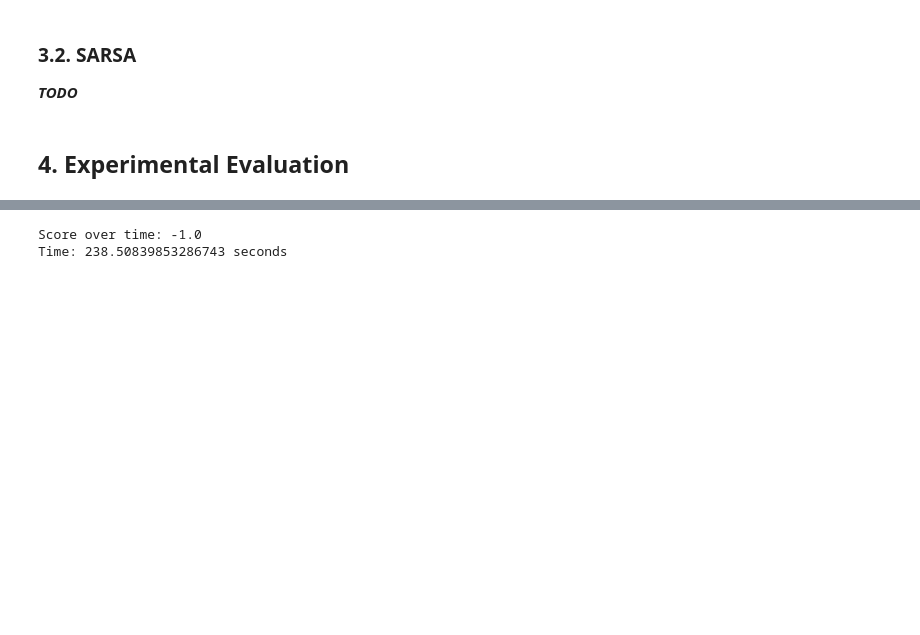
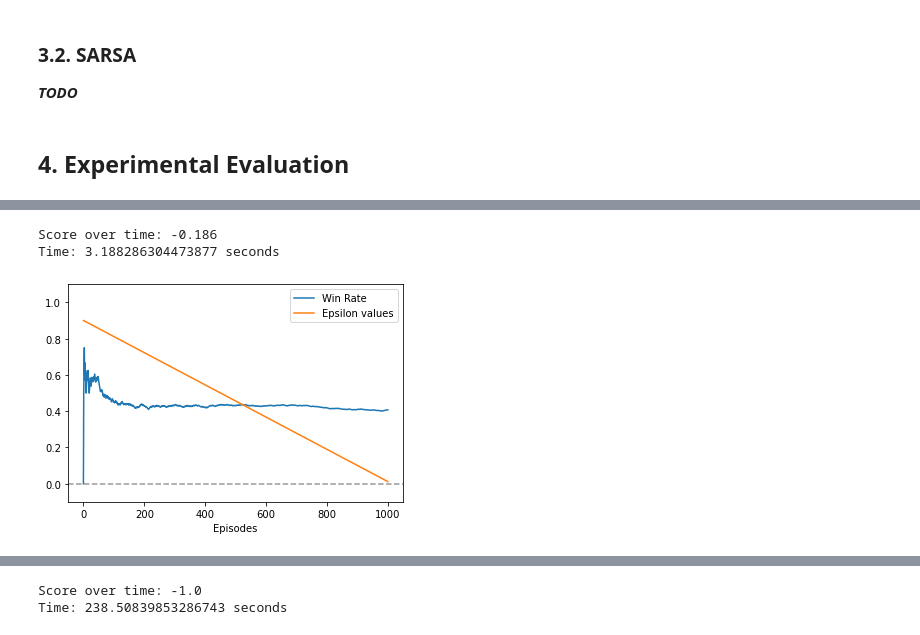
Before and after one commit to Maligetzus/IART, a Jupyter notebook: NeutronRL_Notebook.ipynb, the cells around one changed output, grey strips where cells are left out. Drawn from its saved outputs; the diff is of its cells as text; code cells hidden in the pictures; blank space fills up the shorter version.

```diff
--- a/NeutronRL_Notebook.ipynb
+++ b/NeutronRL_Notebook.ipynb
@@ -94,0 +146,13 @@ For both algorithms we implemented to different types of **Epsilon Decay**:
+# %%
+start_time = time.time()
+
+qlearning = QLearning(max_episodes=1000, max_steps=2000, epsilon_decay=EpsilonDecay.Linear, env='Neutron-5x5-White-Random-v0', log=False)
+score, rewards, epsilon = qlearning.train()
+
+print(f"Time: {time.time() - start_time} seconds")
+
+plot_winrate_epsilon(rewards, epsilon)
+# %% [output]
+Score over time: -0.186
+Time: 3.188286304473877 seconds
+[figure, added]
```
Also changed, not shown: parts of 15 cells of this notebook.
